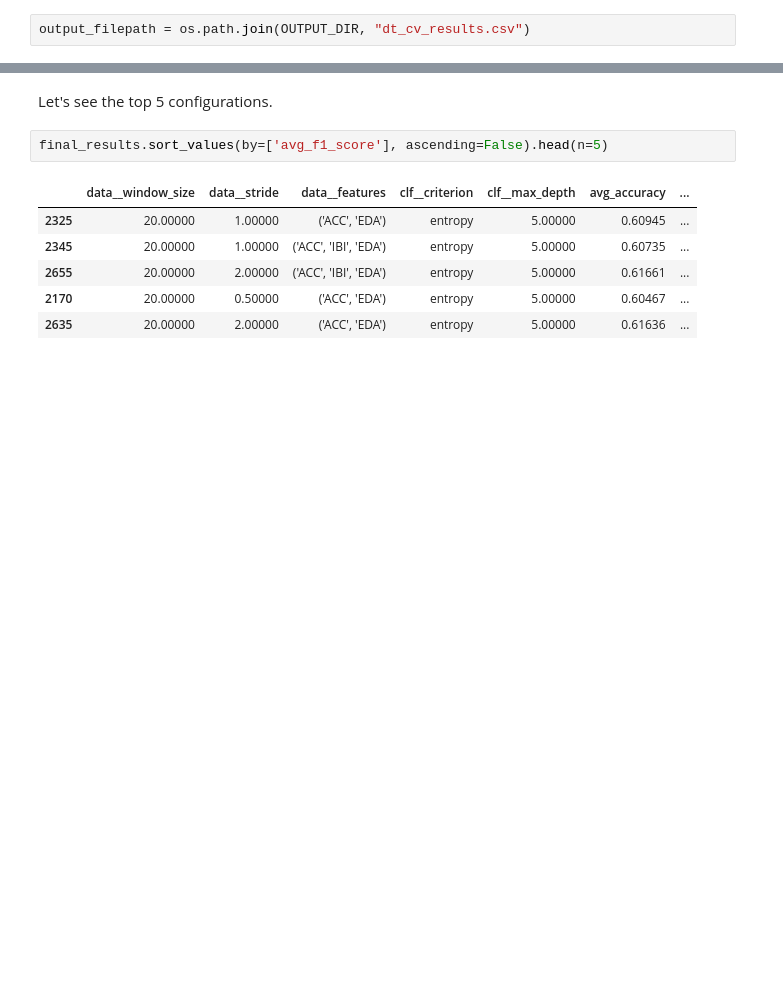
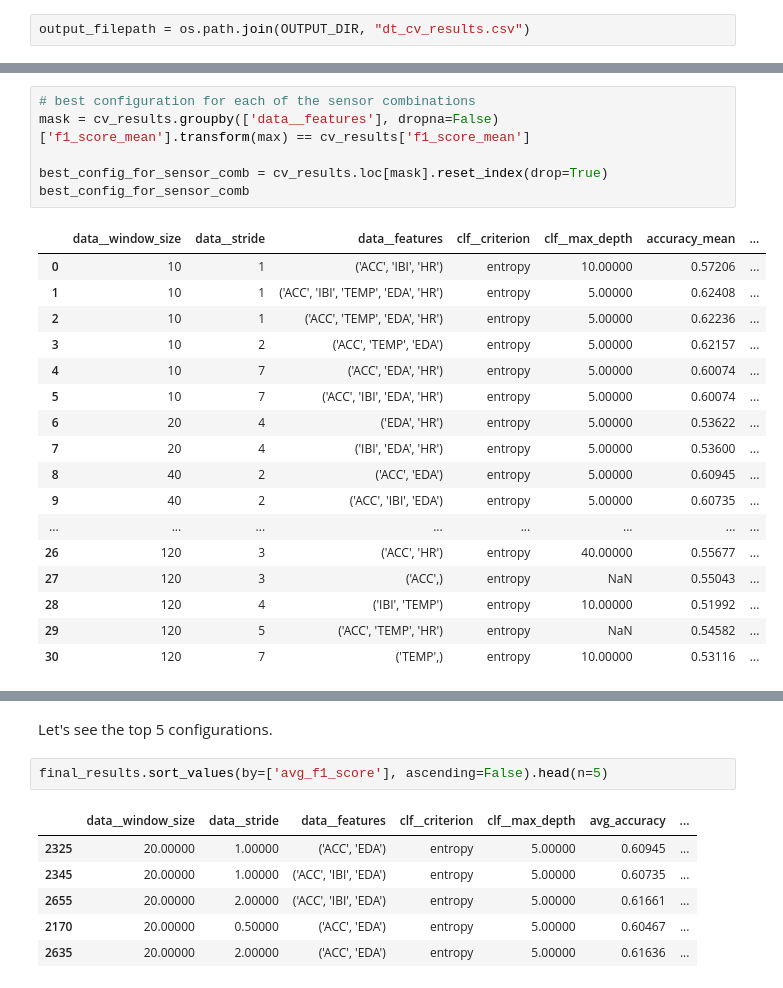
Before and after one commit to Socret360/ce888-data-science-and-decision-making, a Jupyter notebook: project/experiment.ipynb, the cells around one changed output, grey strips where cells are left out. Saved outputs shown, nothing was run; the diff lists cells and outputs as text; blank space fills up the shorter version.

```diff
--- a/project/experiment.ipynb
+++ b/project/experiment.ipynb
@@ -525,0 +551,24 @@ utils.start_cross_validation(param_grid, train_set, DecisionTreeClassifier, outp
+# %%
+# best configuration for each of the sensor combinations
+mask = cv_results.groupby(['data__features'], dropna=False)['f1_score_mean'].transform(max) == cv_results['f1_score_mean']
+
+best_config_for_sensor_comb = cv_results.loc[mask].reset_index(drop=True)
+best_config_for_sensor_comb
+# %% [output]
+|  | data__window_size | data__stride | data__features | clf__criterion | clf__max_depth | accuracy_mean | ... |
+| 0 | 10 | 1 | ('ACC', 'IBI', 'HR') | entropy | 10.00000 | 0.57206 | ... |
+| 1 | 10 | 1 | ('ACC', 'IBI', 'TEMP', 'EDA', 'HR') | entropy | 5.00000 | 0.62408 | ... |
+| 2 | 10 | 1 | ('ACC', 'TEMP', 'EDA', 'HR') | entropy | 5.00000 | 0.62236 | ... |
+| 3 | 10 | 2 | ('ACC', 'TEMP', 'EDA') | entropy | 5.00000 | 0.62157 | ... |
+| 4 | 10 | 7 | ('ACC', 'EDA', 'HR') | entropy | 5.00000 | 0.60074 | ... |
+| 5 | 10 | 7 | ('ACC', 'IBI', 'EDA', 'HR') | entropy | 5.00000 | 0.60074 | ... |
+| 6 | 20 | 4 | ('EDA', 'HR') | entropy | 5.00000 | 0.53622 | ... |
+| 7 | 20 | 4 | ('IBI', 'EDA', 'HR') | entropy | 5.00000 | 0.53600 | ... |
+| 8 | 40 | 2 | ('ACC', 'EDA') | entropy | 5.00000 | 0.60945 | ... |
+| 9 | 40 | 2 | ('ACC', 'IBI', 'EDA') | entropy | 5.00000 | 0.60735 | ... |
+| ... | ... | ... | ... | ... | ... | ... | ... |
+| 26 | 120 | 3 | ('ACC', 'HR') | entropy | 40.00000 | 0.55677 | ... |
+| 27 | 120 | 3 | ('ACC',) | entropy | NaN | 0.55043 | ... |
+| 28 | 120 | 4 | ('IBI', 'TEMP') | entropy | 10.00000 | 0.51992 | ... |
+| 29 | 120 | 5 | ('ACC', 'TEMP', 'HR') | entropy | NaN | 0.54582 | ... |
+| 30 | 120 | 7 | ('TEMP',) | entropy | 10.00000 | 0.53116 | ... |
```
Also changed, not shown: parts of 34 cells of this notebook.
